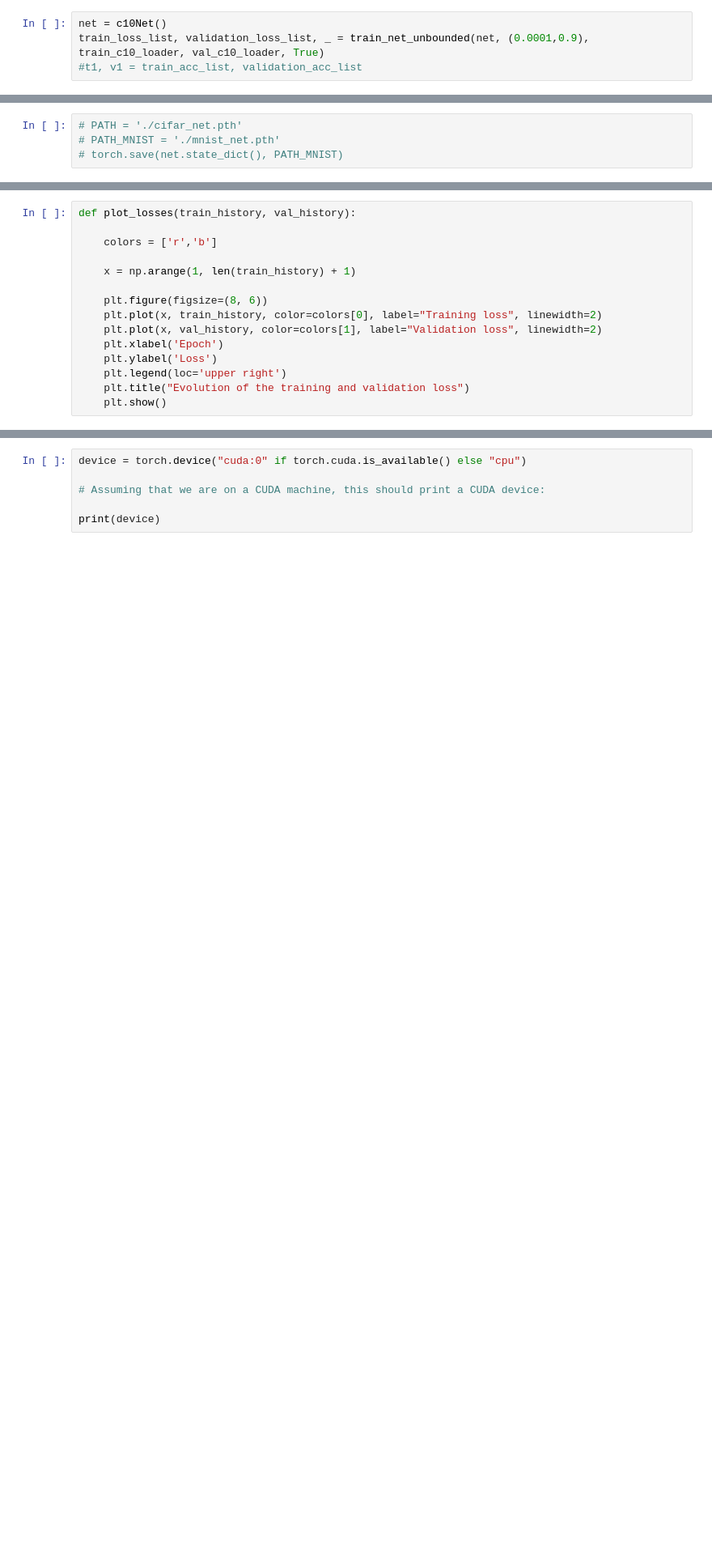
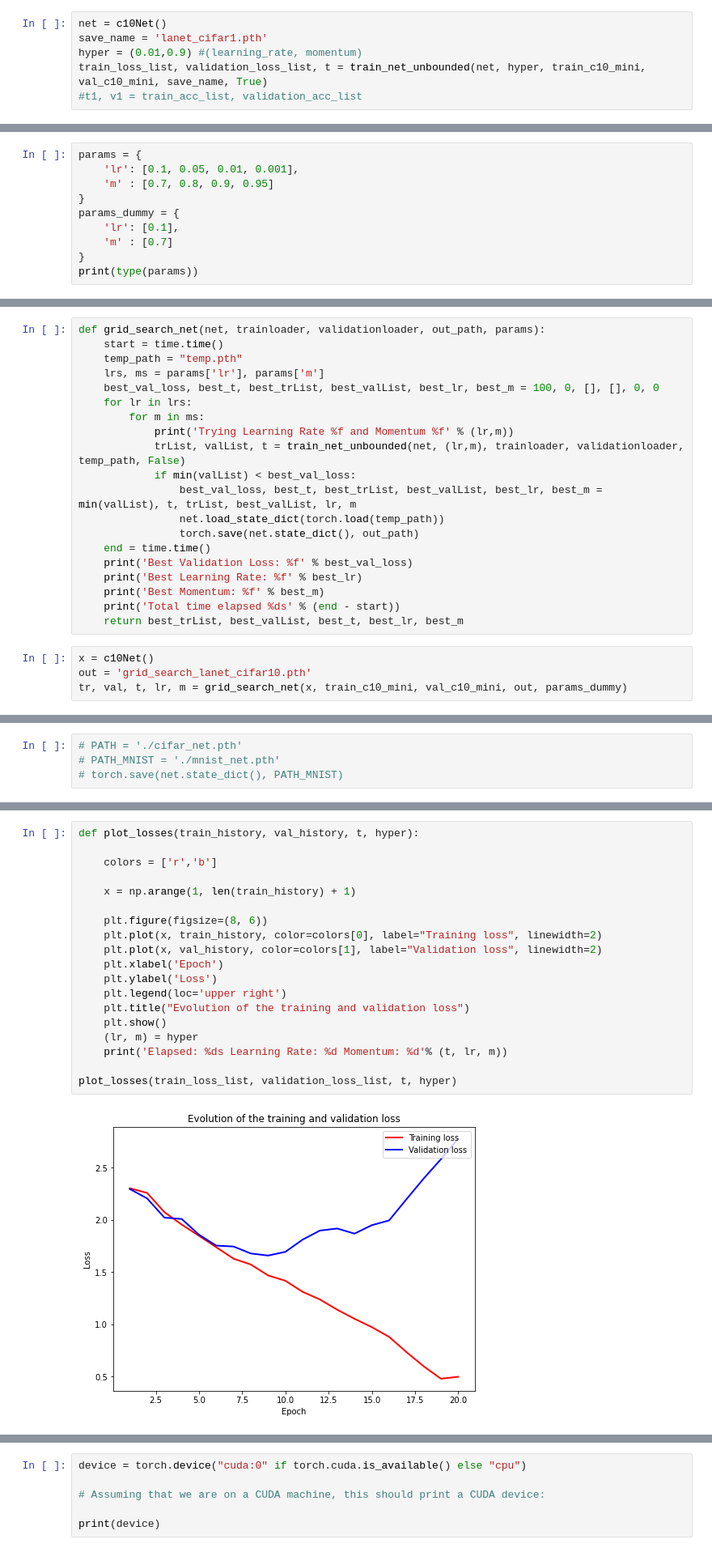
Before and after one commit to gportela8/Handwritten-Digits-Recognition, a Jupyter notebook: project_main.ipynb, the cells around one changed output, grey strips where cells are left out. Shown at 81% size. Drawn from its saved outputs; the diff is of its cells as text; blank space fills up the shorter version.

Commit message:
Grid Search operational

```diff
--- a/project_main.ipynb
+++ b/project_main.ipynb
@@ -338,6 +401,8 @@ def train_net_unbounded(net, hyper, trainloader, validationloader, print_mode =
     return(train_loss_list, val_loss_list, train_end-train_start)
 # %%
 net = c10Net()
-train_loss_list, validation_loss_list, _ = train_net_unbounded(net, (0.0001,0.9), train_c10_loader, val_c10_loader, True)
+save_name = 'lanet_cifar1.pth'
+hyper = (0.01,0.9) #(learning_rate, momentum)
+train_loss_list, validation_loss_list, t = train_net_unbounded(net, hyper, train_c10_mini, val_c10_mini, save_name, True)
 #t1, v1 = train_acc_list, validation_acc_list
 # %% [output]
@@ -346,0 +417,10 @@ Let's quickly save our trained model:
+# %%
+params = {
+    'lr': [0.1, 0.05, 0.01, 0.001],
+    'm' : [0.7, 0.8, 0.9, 0.95]
+}
+params_dummy = {
+    'lr': [0.1],
+    'm' : [0.7]
+}
+print(type(params))
@@ -346,0 +429,24 @@ Let's quickly save our trained model:
+# %%
+def grid_search_net(net, trainloader, validationloader, out_path, params):
+    start = time.time()
+    temp_path = "temp.pth"
+    lrs, ms = params['lr'], params['m']
+    best_val_loss, best_t, best_trList, best_valList, best_lr, best_m = 100, 0, [], [], 0, 0
+    for lr in lrs:
+        for m in ms:
+            print('Trying Learning Rate %f and Momentum %f' % (lr,m))
+            trList, valList, t = train_net_unbounded(net, (lr,m), trainloader, validationloader, temp_path, False)
+            if min(valList) < best_val_loss:
+                best_val_loss, best_t, best_trList, best_valList, best_lr, best_m = min(valList), t, trList, best_valList, lr, m
+                net.load_state_dict(torch.load(temp_path))
+                torch.save(net.state_dict(), out_path)
+    end = time.time()
+    print('Best Validation Loss: %f' % best_val_loss)
+    print('Best Learning Rate: %f' % best_lr)
+    print('Best Momentum: %f' % best_m)
+    print('Total time elapsed %ds' % (end - start))
+    return best_trList, best_valList, best_t, best_lr, best_m
+# %%
+x = c10Net()
+out = 'grid_search_lanet_cifar10.pth'
+tr, val, t, lr, m = grid_search_net(x, train_c10_mini, val_c10_mini, out, params_dummy)
@@ -354,15 +471,21 @@ Let's quickly save our trained model:
 # %%
-def plot_losses(train_history, val_history):
+def plot_losses(train_history, val_history, t, hyper):
 
     colors = ['r','b']
 
     x = np.arange(1, len(train_history) + 1)
 
     plt.figure(figsize=(8, 6))
     plt.plot(x, train_history, color=colors[0], label="Training loss", linewidth=2)
     plt.plot(x, val_history, color=colors[1], label="Validation loss", linewidth=2)
     plt.xlabel('Epoch')
     plt.ylabel('Loss')
     plt.legend(loc='upper right')
     plt.title("Evolution of the training and validation loss")
     plt.show()
+    (lr, m) = hyper
+    print('Elapsed: %ds Learning Rate: %d Momentum: %d'% (t, lr, m))
+
+plot_losses(train_loss_list, validation_loss_list, t, hyper)
+# %% [output]
+[figure, added]
```
Also changed, not shown: parts of 22 cells of this notebook.
